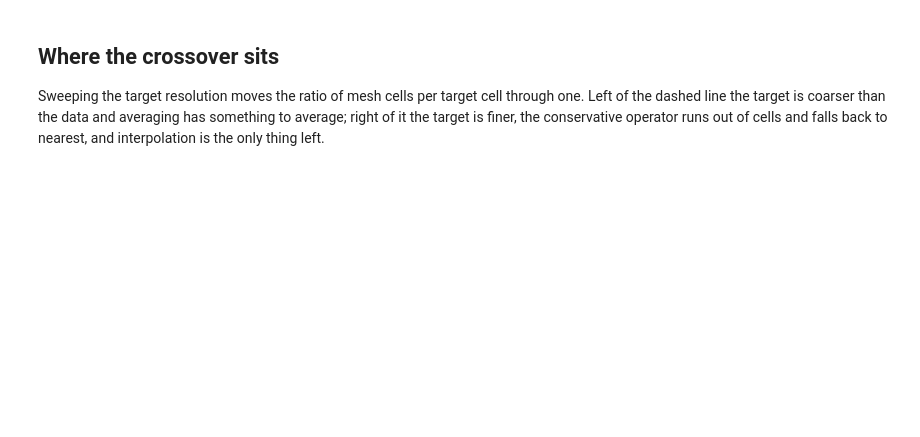
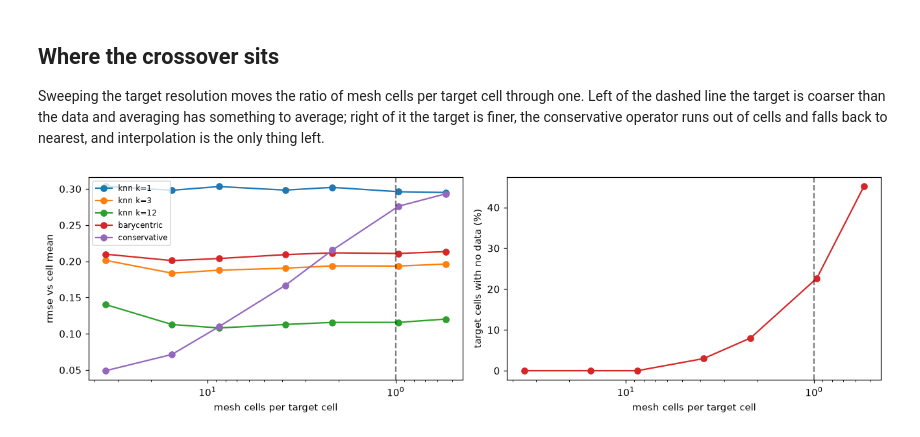
Before and after one commit to NVIDIA/makani, a Jupyter notebook: notebooks/compare_remap_accuracy.ipynb, the cells around one changed output. Cells and saved outputs as stored; diff of their text form; code cells hidden in the pictures; blank space fills up the shorter version.

Commit message:
better analysis for remapping in notebook

```diff
--- a/notebooks/compare_remap_accuracy.ipynb
+++ b/notebooks/compare_remap_accuracy.ipynb
@@ -82,15 +86,14 @@ n_target = N_LAT * 2 * N_LAT
 grid_lat, grid_lon = (a.ravel() for a in np.meshgrid(target_lat, target_lon, indexing="ij"))
 target_xyz = remap.unit_vectors(grid_lat, grid_lon)
 target_area = remap.cell_areas(target_lat, target_lon)
-flat_of_cell = remap.assign_cells_to_target(source_lat, source_lon, target_lat, target_lon)
+operator = remap.build_conservative(source_lat, source_lon, source_area, target_lat, target_lon)
 
-# two references: the field at the target point, and its mean over the target cell
+# two references: the field at the target point, and its mean over the target cell,
+# the latter from the same conservative operator being evaluated as a method
 truth_point = remap.analytic_field(grid_lat, grid_lon, noise=0.0)
 smooth_source = remap.analytic_field(source_lat, source_lon, noise=0.0)
-caught = np.bincount(flat_of_cell, weights=source_area, minlength=n_target)
-summed = np.bincount(flat_of_cell, weights=source_area * smooth_source, minlength=n_target)
-truth_cell = np.where(caught > 0.0, summed / np.clip(caught, 1e-30, None), truth_point)
+truth_cell = remap.apply_conservative(operator, smooth_source)
 
 print(f"target {N_LAT} x {2 * N_LAT} = {n_target} points, "
       f"{N_CELLS / n_target:.2f} mesh cells per target cell, "
-      f"{(caught <= 0).mean():.1%} of target cells empty")
+      f"{operator.fallback_fraction:.1%} of target cells empty")
@@ -97,21 +102,18 @@ print(f"target {N_LAT} x {2 * N_LAT} = {n_target} points, "
 # %%
-def run_all(target_xyz, flat_of_cell, target_lat, target_lon):
+def run_all(target_xyz, operator):
     results, empty = {}, {}
     for k in (1, 3, 6, 12):
         results[f"knn k={k}"] = remap.remap_knn(tree, source_values, target_xyz, k=k)
     results["barycentric"] = remap.remap_barycentric(
         tree, source_values, target_xyz, triangulation=triangulation
     )
-    out, fallback = remap.remap_conservative(
-        tree, source_values, target_xyz,
-        target=(target_lat, target_lon, flat_of_cell), source_area=source_area,
-    )
+    out, fallback = remap.remap_conservative(tree, source_values, target_xyz, operator=operator)
     results["conservative"] = out
     empty["conservative"] = fallback
     return results, empty
 
 
-results, empty = run_all(target_xyz, flat_of_cell, target_lat, target_lon)
+results, empty = run_all(target_xyz, operator)
 # %%
 def show(fields, titles, vmin, vmax, cmap, suptitle):
     columns = 3
@@ -190,37 +206,35 @@ falls back to nearest, and interpolation is the only thing left.
 resolutions = [12, 18, 24, 36, 48, 72, 96]
 tracked = ["knn k=1", "knn k=3", "knn k=12", "barycentric", "conservative"]
 curves = {name: [] for name in tracked}
 ratios, fallbacks = [], []
 
 for n_lat in resolutions:
     t_lat, t_lon = remap.equiangular_grid(n_lat)
     n_t = n_lat * 2 * n_lat
     g_lat, g_lon = (a.ravel() for a in np.meshgrid(t_lat, t_lon, indexing="ij"))
     xyz = remap.unit_vectors(g_lat, g_lon)
-    flat = remap.assign_cells_to_target(source_lat, source_lon, t_lat, t_lon)
+    step_operator = remap.build_conservative(source_lat, source_lon, source_area, t_lat, t_lon)
+    cell_truth = remap.apply_conservative(step_operator, smooth_source)
 
-    point = remap.analytic_field(g_lat, g_lon, noise=0.0)
-    got = np.bincount(flat, weights=source_area, minlength=n_t)
-    total = np.bincount(flat, weights=source_area * smooth_source, minlength=n_t)
-    cell_truth = np.where(got > 0.0, total / np.clip(got, 1e-30, None), point)
-
-    step, step_empty = run_all(xyz, flat, t_lat, t_lon)
+    step, step_empty = run_all(xyz, step_operator)
     for name in tracked:
         curves[name].append(float(np.sqrt(np.mean((step[name] - cell_truth) ** 2))))
     ratios.append(N_CELLS / n_t)
     fallbacks.append(step_empty["conservative"])
 
 fig, axes = plt.subplots(1, 2, figsize=(12, 3.6))
 for name in tracked:
     axes[0].plot(ratios, curves[name], "o-", label=name)
 axes[0].axvline(1.0, ls="--", c="k", alpha=0.5)
 axes[0].set(xscale="log", xlabel="mesh cells per target cell", ylabel="rmse vs cell mean")
 axes[0].invert_xaxis()
 axes[0].legend(fontsize=8)
 
 axes[1].plot(ratios, np.array(fallbacks) * 100, "o-", color="tab:red")
 axes[1].axvline(1.0, ls="--", c="k", alpha=0.5)
 axes[1].set(xscale="log", xlabel="mesh cells per target cell",
             ylabel="target cells with no data (%)")
 axes[1].invert_xaxis()
 fig.tight_layout()
+# %% [output]
+[figure, added]
```
Also changed, not shown: parts of 7 cells of this notebook, 2 other files.
